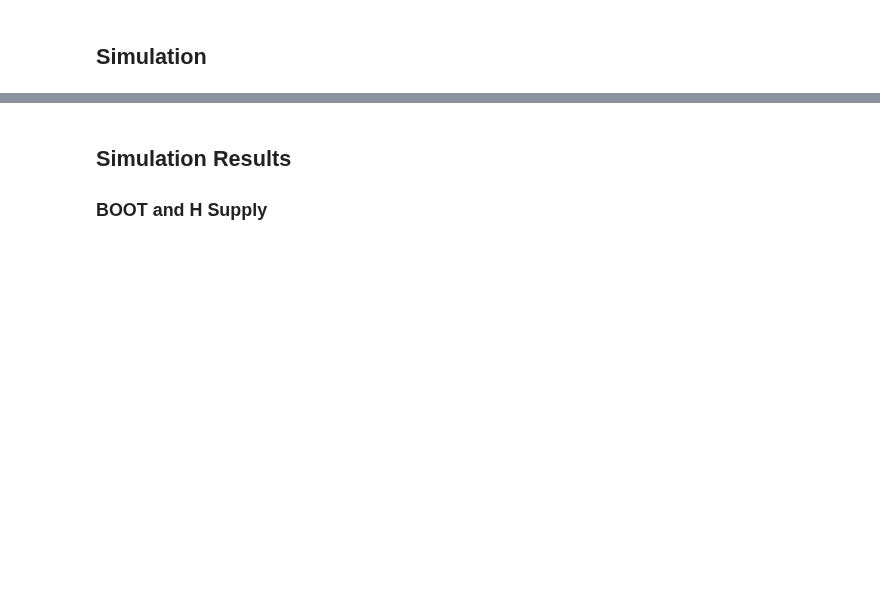
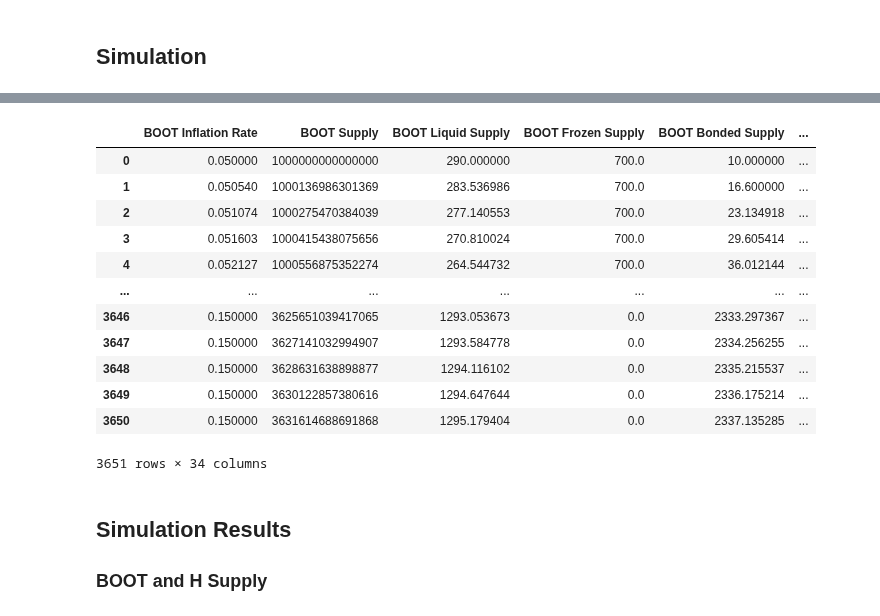
Before and after one commit to cybercongress/cybernomics, a Jupyter notebook: bostrom/simulation.ipynb, the cells around one changed output, grey strips where cells are left out. Cells and saved outputs as stored; diff of their text form; code cells hidden in the pictures; blank space fills up the shorter version.

```diff
--- a/bostrom/simulation.ipynb
+++ b/bostrom/simulation.ipynb
@@ -148,3 +148,19 @@ Total execution time: 0.31s
+# %%
+simulation_result_df
+# %% [output]
+|  | BOOT Inflation Rate | BOOT Supply | BOOT Liquid Supply | BOOT Frozen Supply | BOOT Bonded Supply | ... |
+| 0 | 0.050000 | 1000000000000000 | 290.000000 | 700.0 | 10.000000 | ... |
+| 1 | 0.050540 | 1000136986301369 | 283.536986 | 700.0 | 16.600000 | ... |
+| 2 | 0.051074 | 1000275470384039 | 277.140553 | 700.0 | 23.134918 | ... |
+| 3 | 0.051603 | 1000415438075656 | 270.810024 | 700.0 | 29.605414 | ... |
+| 4 | 0.052127 | 1000556875352274 | 264.544732 | 700.0 | 36.012144 | ... |
+| ... | ... | ... | ... | ... | ... | ... |
+| 3646 | 0.150000 | 3625651039417065 | 1293.053673 | 0.0 | 2333.297367 | ... |
+| 3647 | 0.150000 | 3627141032994907 | 1293.584778 | 0.0 | 2334.256255 | ... |
+| 3648 | 0.150000 | 3628631638898877 | 1294.116102 | 0.0 | 2335.215537 | ... |
+| 3649 | 0.150000 | 3630122857380616 | 1294.647644 | 0.0 | 2336.175214 | ... |
+| 3650 | 0.150000 | 3631614688691868 | 1295.179404 | 0.0 | 2337.135285 | ... |
+3651 rows × 34 columns
 # %% [markdown]
 ## Simulation Results
 ### BOOT and H Supply
```
Also changed, not shown: parts of 8 cells of this notebook, 1 other file.
